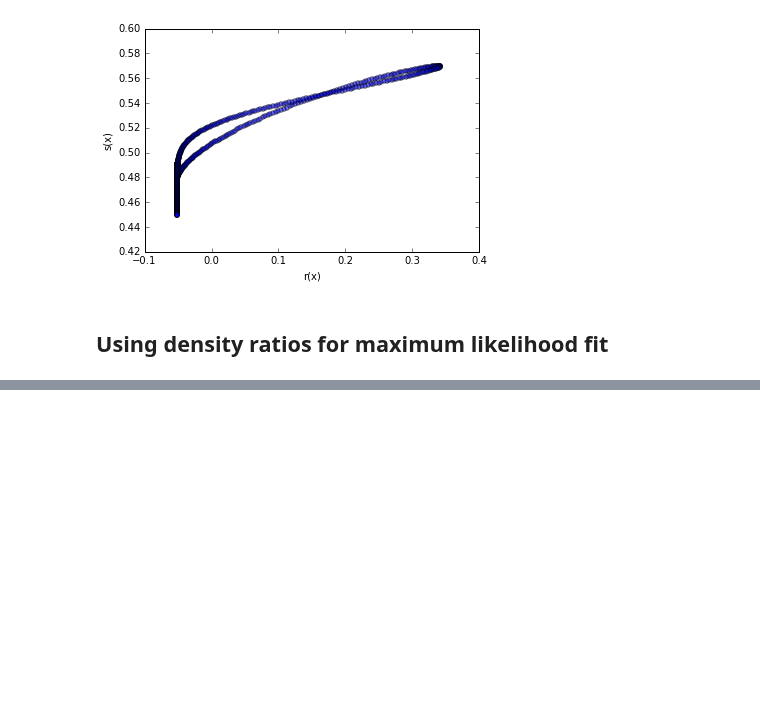
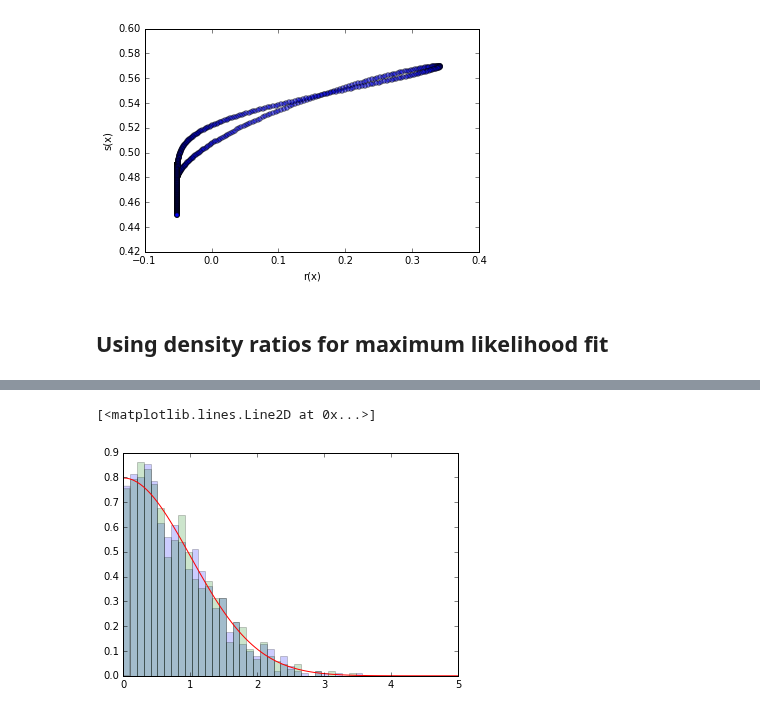
Before and after one commit to diana-hep/carl, a Jupyter notebook: examples/Approximating likelihood ratios with calibrated classifiers.ipynb, the cells around one changed output, grey strips where cells are left out. Cells and saved outputs as stored; diff of their text form; code cells hidden in the pictures; blank space fills up the shorter version.

```diff
--- a/examples/Approximating likelihood ratios with calibrated classifiers.ipynb
+++ b/examples/Approximating likelihood ratios with calibrated classifiers.ipynb
@@ -202,0 +207,11 @@ plt.plot(test, chi2.pdf(test, df=1))
+# %%
+from scipy.stats import norm
+
+bins = np.linspace(0, 5, 50)
+test = np.linspace(0, 5, 100)
+counts, bins, patches = plt.hist(np.sqrt(2 * true_nll), bins=bins, normed=1, alpha=0.2, color="b")
+counts, bins, patches = plt.hist(np.sqrt(2 * approx_nll), bins=bins, normed=1, alpha=0.2, color="g")
+plt.plot(test, 2 * norm.pdf(test), c="r")
+# %% [output]
+[<matplotlib.lines.Line2D at 0x...>]
+[figure, added]
```
Also changed, not shown: parts of 8 cells of this notebook, 1 other file.
